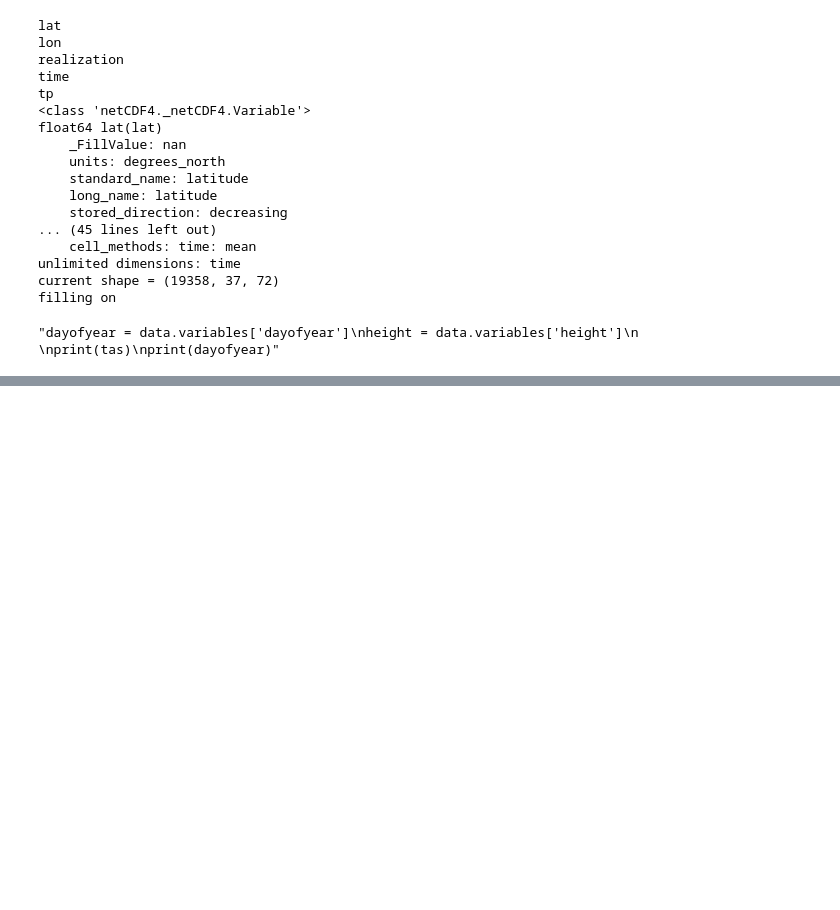
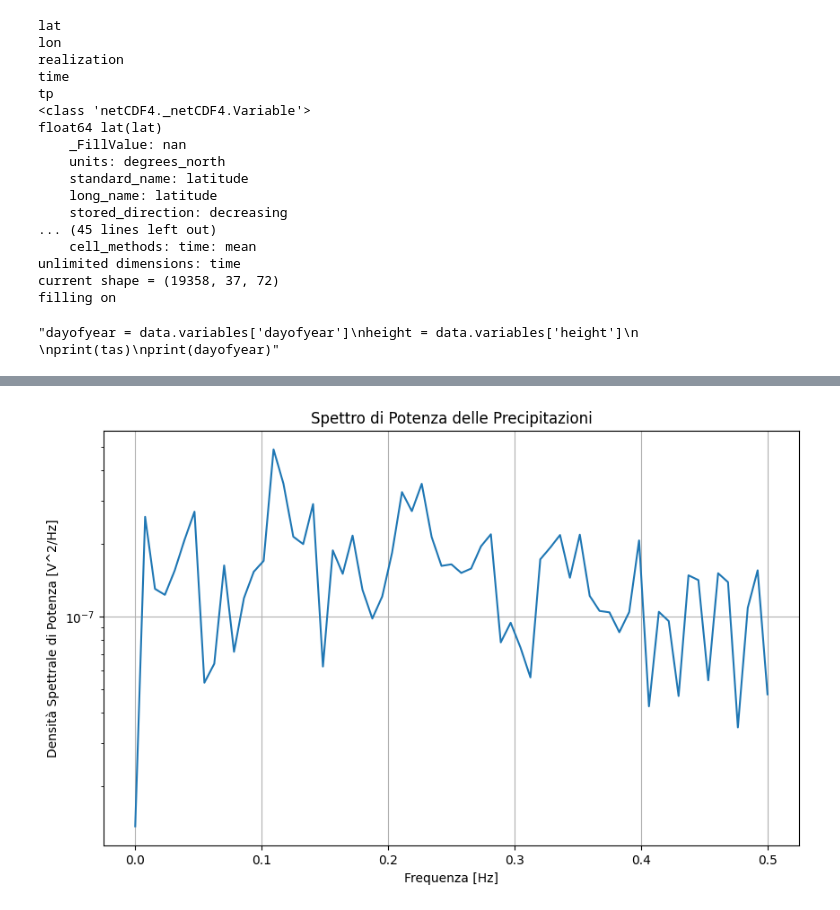
Before and after one commit to tomscag/climate_temporal_networks, a Jupyter notebook: Analysis/analisi_dataset_precipitzioni.ipynb, the cells around one changed output, grey strips where cells are left out. Drawn from its saved outputs; the diff is of its cells as text; code cells hidden in the pictures; blank space fills up the shorter version.

```diff
--- a/Analysis/analisi_dataset_precipitzioni.ipynb
+++ b/Analysis/analisi_dataset_precipitzioni.ipynb
@@ -71,0 +56,16 @@ masked_array(data=[2.60273623e-06, 1.39077500e-07, 0.00000000e+00,
+# %%
+from scipy.signal import welch
+
+fs = 1  # Frequenza di campionamento: 1 campione al giorno
+f, Pxx_den = welch(ts, fs, nperseg=128)
+
+# Visualizza lo spettro di potenza
+plt.figure(figsize=(10, 6))
+plt.semilogy(f, Pxx_den)
+plt.title('Spettro di Potenza delle Precipitazioni')
+plt.xlabel('Frequenza [Hz]')
+plt.ylabel('Densità Spettrale di Potenza [V^2/Hz]')
+plt.grid()
+plt.show()
+# %% [output]
+[figure, added]
```
Also changed, not shown: parts of 14 cells of this notebook.
